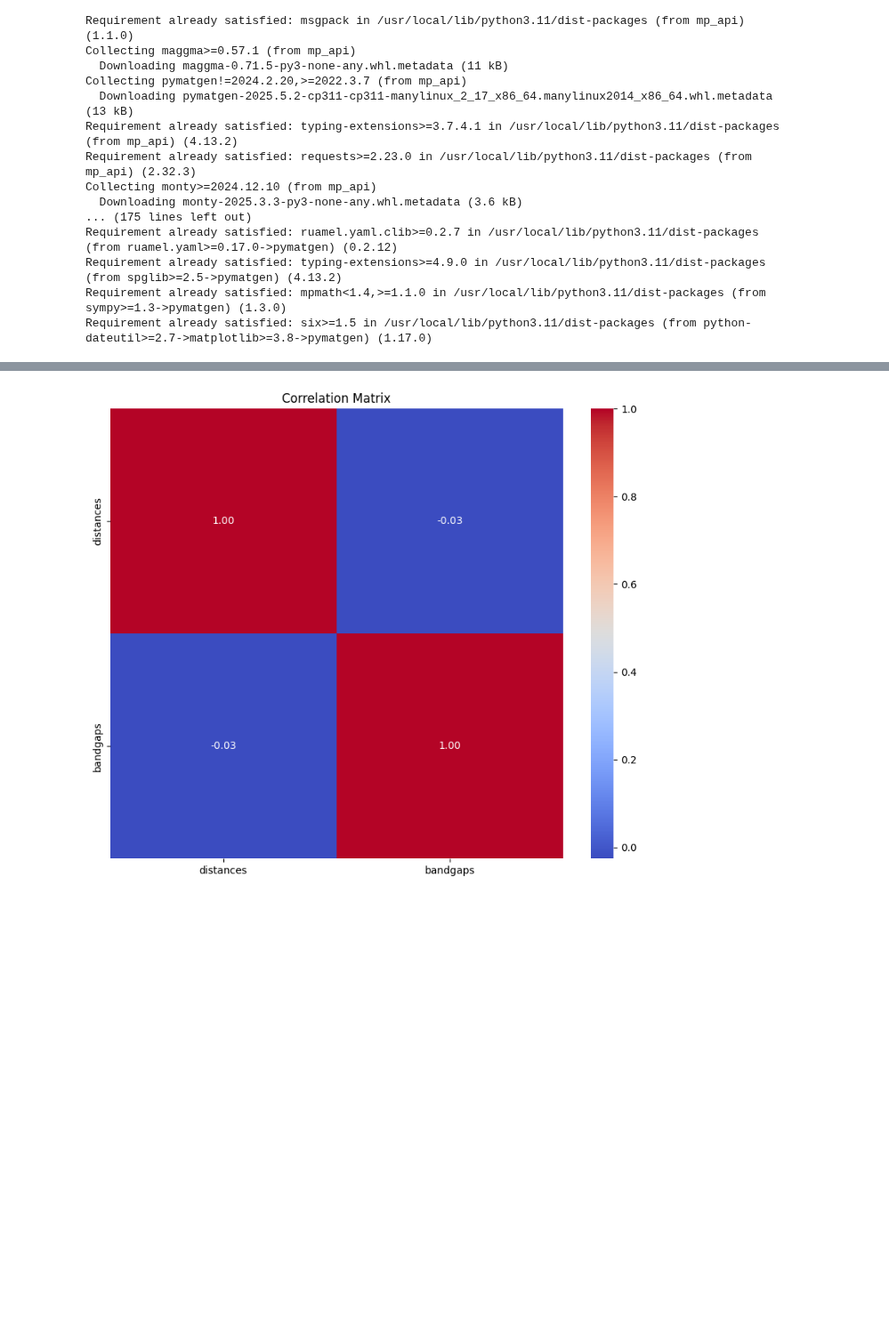
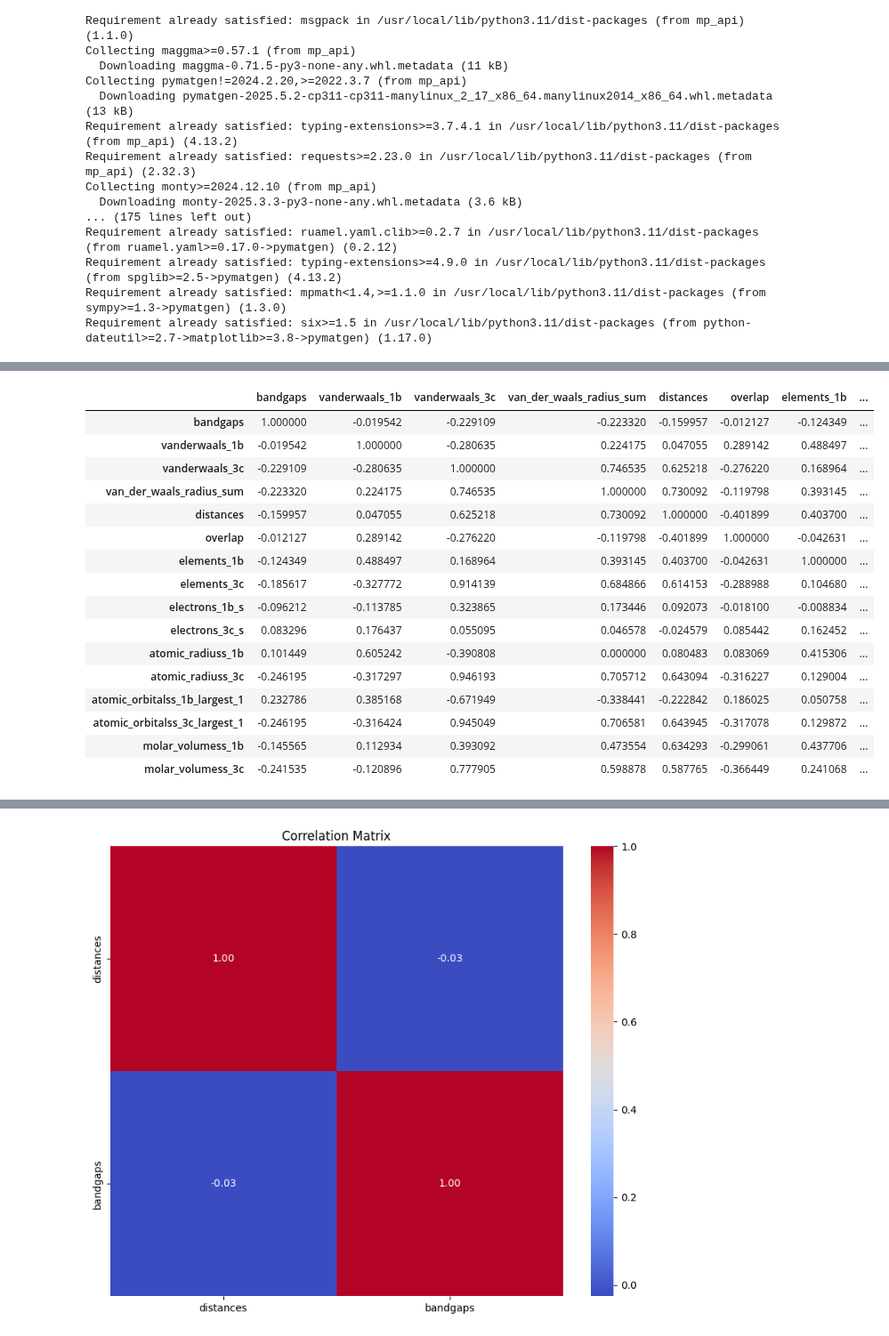
Before and after one commit to immischein/ML-bandgap, a Jupyter notebook: Spacegroup_specific_endeavours.ipynb, the cells around one changed output, grey strips where cells are left out. Shown at 89% size. Saved outputs shown, nothing was run; the diff lists cells and outputs as text; code cells hidden in the pictures; blank space fills up the shorter version.

```diff
--- a/Spacegroup_specific_endeavours.ipynb
+++ b/Spacegroup_specific_endeavours.ipynb
@@ -201,0 +307,20 @@ df.corr()
+# %%
+df_final.corr(method='kendall')
+# %% [output]
+|  | bandgaps | vanderwaals_1b | vanderwaals_3c | van_der_waals_radius_sum | distances | overlap | elements_1b | ... |
+| bandgaps | 1.000000 | -0.019542 | -0.229109 | -0.223320 | -0.159957 | -0.012127 | -0.124349 | ... |
+| vanderwaals_1b | -0.019542 | 1.000000 | -0.280635 | 0.224175 | 0.047055 | 0.289142 | 0.488497 | ... |
+| vanderwaals_3c | -0.229109 | -0.280635 | 1.000000 | 0.746535 | 0.625218 | -0.276220 | 0.168964 | ... |
+| van_der_waals_radius_sum | -0.223320 | 0.224175 | 0.746535 | 1.000000 | 0.730092 | -0.119798 | 0.393145 | ... |
+| distances | -0.159957 | 0.047055 | 0.625218 | 0.730092 | 1.000000 | -0.401899 | 0.403700 | ... |
+| overlap | -0.012127 | 0.289142 | -0.276220 | -0.119798 | -0.401899 | 1.000000 | -0.042631 | ... |
+| elements_1b | -0.124349 | 0.488497 | 0.168964 | 0.393145 | 0.403700 | -0.042631 | 1.000000 | ... |
+| elements_3c | -0.185617 | -0.327772 | 0.914139 | 0.684866 | 0.614153 | -0.288988 | 0.104680 | ... |
+| electrons_1b_s | -0.096212 | -0.113785 | 0.323865 | 0.173446 | 0.092073 | -0.018100 | -0.008834 | ... |
+| electrons_3c_s | 0.083296 | 0.176437 | 0.055095 | 0.046578 | -0.024579 | 0.085442 | 0.162452 | ... |
+| atomic_radiuss_1b | 0.101449 | 0.605242 | -0.390808 | 0.000000 | 0.080483 | 0.083069 | 0.415306 | ... |
+| atomic_radiuss_3c | -0.246195 | -0.317297 | 0.946193 | 0.705712 | 0.643094 | -0.316227 | 0.129004 | ... |
+| atomic_orbitalss_1b_largest_1 | 0.232786 | 0.385168 | -0.671949 | -0.338441 | -0.222842 | 0.186025 | 0.050758 | ... |
+| atomic_orbitalss_3c_largest_1 | -0.246195 | -0.316424 | 0.945049 | 0.706581 | 0.643945 | -0.317078 | 0.129872 | ... |
+| molar_volumess_1b | -0.145565 | 0.112934 | 0.393092 | 0.473554 | 0.634293 | -0.299061 | 0.437706 | ... |
+| molar_volumess_3c | -0.241535 | -0.120896 | 0.777905 | 0.598878 | 0.587765 | -0.366449 | 0.241068 | ... |
```
Also changed, not shown: parts of 29 cells of this notebook.
